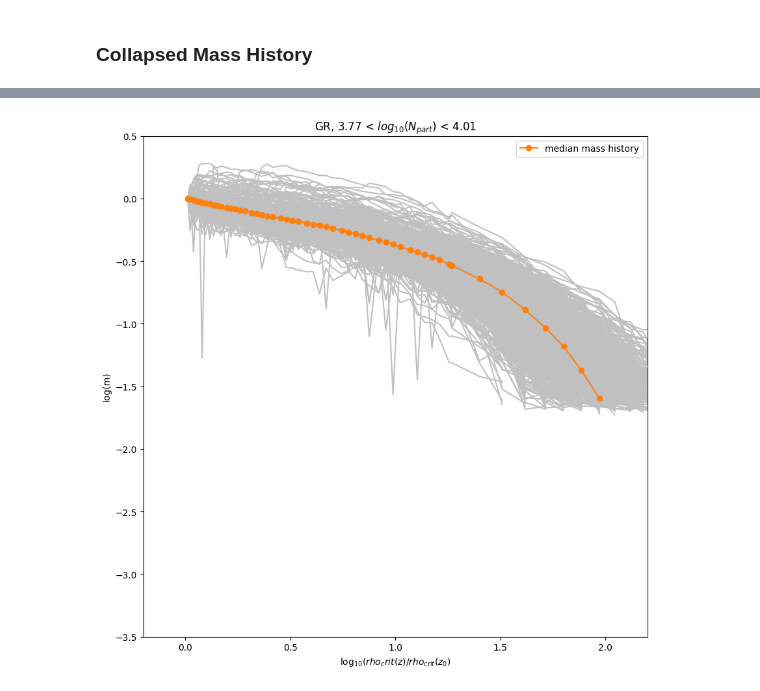
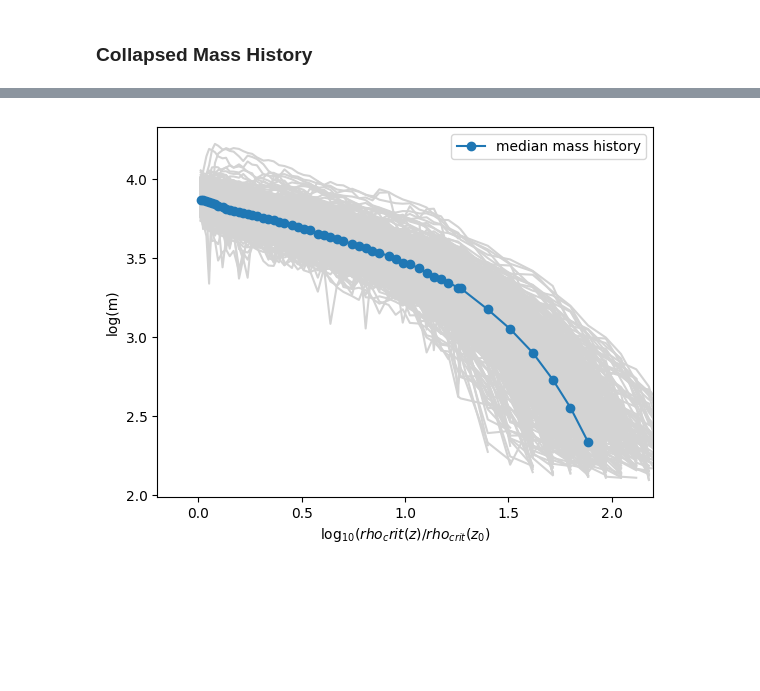
Before and after one commit to oleskiewicz/dhalo, a Jupyter notebook: halo.ipynb, the cells around one changed output, grey strips where cells are left out. Saved outputs shown, nothing was run; the diff lists cells and outputs as text; code cells hidden in the pictures; blank space fills up the shorter version.

```diff
--- a/halo.ipynb
+++ b/halo.ipynb
@@ -2,12 +2,10 @@
 import numpy as np
 import pandas as pd
 import matplotlib.pyplot as plt
-import matplotlib
-from scipy.optimize import curve_fit
+from tqdm import tqdm
+
 import dhalo
 
-matplotlib.rcParams['figure.figsize'] = (12.0, 12.0)
-
 %matplotlib inline
 # %% [markdown]
 ### Analysis parameters
@@ -24,13 +33,7 @@ d = r.data.loc[np.genfromtxt("./out/ids.%03d.%s.txt" % (snap, grav))].dropna()
-# %%
-counts, bin_edges = np.histogram(np.log10(d["particleNumber"]), nbins)
-d["bin"] = np.digitize(np.log10(d["particleNumber"]), bin_edges)
 # %% [markdown]
 ### Collapsed Mass History
 # %%
-ms = np.array(
-    pd.read_csv("./out/cmh.%03d.f002.%s.csv" % (snap, grav))
-    .set_index("nodeIndex")
+ms = pd.read_csv("./out/cmh.%03d.f002.%s.csv" % (snap, grav))\
+    .set_index("nodeIndex")\
     .fillna(0.0)
-    .loc[d[d["bin"] == bin].index],
-    dtype = float)
 # %%
@@ -60,0 +55,4 @@ def halo_mass_history(ms):
+# %%
+ax = zs['z'].plot(marker='o', linestyle='')
+ax.set_xlabel('snaps')
+ax.set_ylabel('redshift')
@@ -61,19 +62,39 @@ def halo_mass_history(ms):
 # %%
-def plot_halo_mass_history(ax, *args):
-    ms, m = args
-    [ax.plot(np.log10(rho_c[:-1]), np.log10(_), color='silver') for _ in ms]
-    ax.plot(np.log10(rho_c[:-1]), np.log10(m), color='C1', marker='o', label='median mass history')
+def plot_halo_mass_history(ax, ms):
+
+    xs = zs.loc[ms.columns.values.astype(float).astype(int), 'log10_rho_c']
+
+    for _, row in tqdm(ms.iterrows()):
+        ax.plot(
+            xs,
+            np.log10(row),
+            label='',
+            color='lightgrey',
+        )
+
+    ax.plot(
+        xs,
+        np.log10(ms.median()),
+        label='median mass history',
+        color='C0',
+        marker='o',
+    )
+
     ax.legend()
 
-fig, ax = plt.subplots(1, figsize=(10, 10))
-ax.set_title("%s, %.2f < $log_{10}(N_{part})$ < %.2f" %
-             (grav, bin_edges[bin], bin_edges[bin+1]))
+fig, ax = plt.subplots(1)
+# ax.set_title("%s, %.2f < $log_{10}(N_{part})$ < %.2f" %
+#              (grav, bin_edges[bin], bin_edges[bin+1]))
 ax.set_xlabel(r"$\log_{10}(rho_crit(z) / rho_{crit}(z_0)$")
 ax.set_xlim((-0.2, 2.2))
-ax.set_ylim((-3.5, 0.5))
+# ax.set_ylim((-3.5, 0.5))
 ax.set_ylabel("log(m)")
-plot_halo_mass_history(ax, *halo_mass_history(ms))
+
+plot_halo_mass_history(
+    ax,
+    ms.loc[d[d["bin"] == bin].index]
+)
 
 # fig.savefig("./fig.pdf")
 # %% [output]
-[figure, old version]
+[figure, new version]
```
Also changed, not shown: parts of 4 cells of this notebook.
